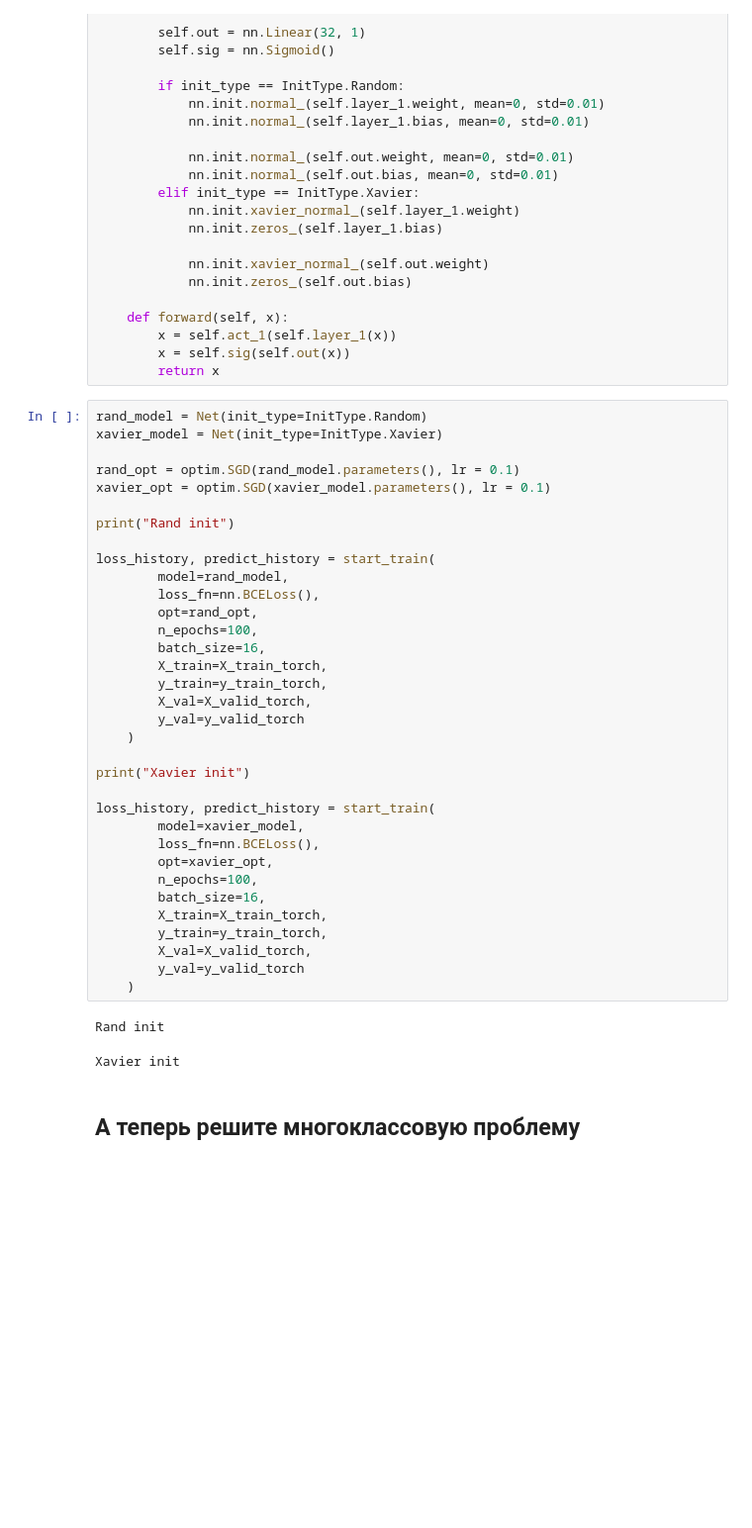
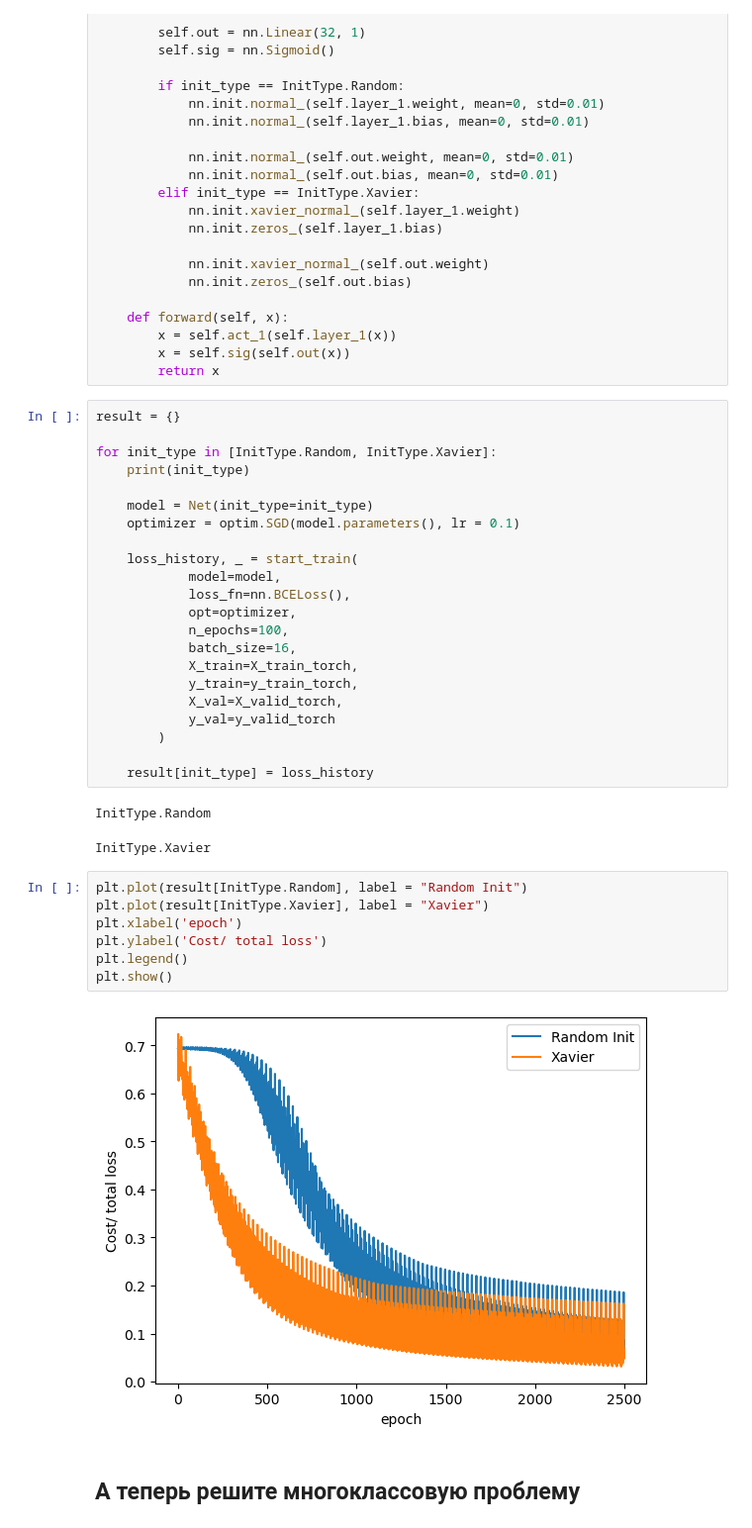
Before and after one commit to diemvs/hse_hw, a Jupyter notebook: dl/homework_01.ipynb, the cells around one changed output. Shown at 99% size. Saved outputs shown, nothing was run; the diff lists cells and outputs as text; blank space fills up the shorter version.

```diff
--- a/dl/homework_01.ipynb
+++ b/dl/homework_01.ipynb
@@ -306,42 +306,39 @@ class Net(nn.Module):
         x = self.sig(self.out(x))
         return x
 # %%
-rand_model = Net(init_type=InitType.Random)
-xavier_model = Net(init_type=InitType.Xavier)
+result = {}
 
-rand_opt = optim.SGD(rand_model.parameters(), lr = 0.1)
-xavier_opt = optim.SGD(xavier_model.parameters(), lr = 0.1)
+for init_type in [InitType.Random, InitType.Xavier]:
+    print(init_type)
 
-print("Rand init")
+    model = Net(init_type=init_type)
+    optimizer = optim.SGD(model.parameters(), lr = 0.1)
 
-loss_history, predict_history = start_train(
-        model=rand_model,
-        loss_fn=nn.BCELoss(),
-        opt=rand_opt,
-        n_epochs=100,
-        batch_size=16,
-        X_train=X_train_torch,
-        y_train=y_train_torch,
-        X_val=X_valid_torch,
-        y_val=y_valid_torch
-    )
+    loss_history, _ = start_train(
+            model=model,
+            loss_fn=nn.BCELoss(),
+            opt=optimizer,
+            n_epochs=100,
+            batch_size=16,
+            X_train=X_train_torch,
+            y_train=y_train_torch,
+            X_val=X_valid_torch,
+            y_val=y_valid_torch
+        )
 
-print("Xavier init")
-
-loss_history, predict_history = start_train(
-        model=xavier_model,
-        loss_fn=nn.BCELoss(),
-        opt=xavier_opt,
-        n_epochs=100,
-        batch_size=16,
-        X_train=X_train_torch,
-        y_train=y_train_torch,
-        X_val=X_valid_torch,
-        y_val=y_valid_torch
-    )
+    result[init_type] = loss_history
 # %% [output]
-Rand init
+InitType.Random
-Xavier init
+InitType.Xavier
+# %%
+plt.plot(result[InitType.Random], label = "Random Init")
+plt.plot(result[InitType.Xavier], label = "Xavier")
+plt.xlabel('epoch')
+plt.ylabel('Cost/ total loss')
+plt.legend()
+plt.show()
+# %% [output]
+[figure, added]
 # %% [markdown]
 ## А теперь решите многоклассовую проблему
 # %% [markdown]
```
Also changed, not shown: parts of 9 cells of this notebook.
